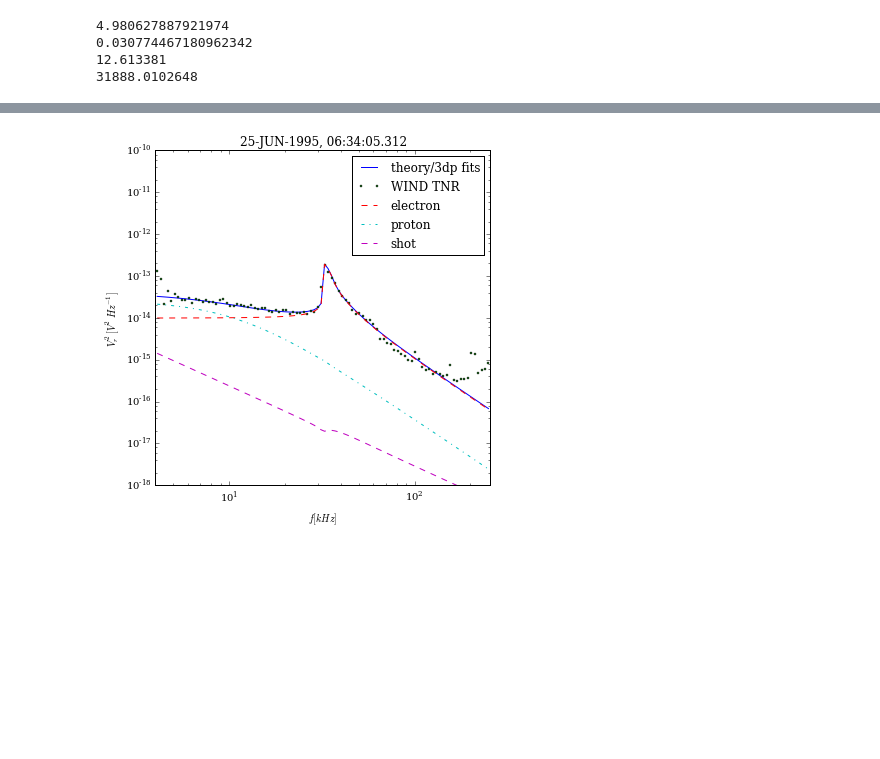
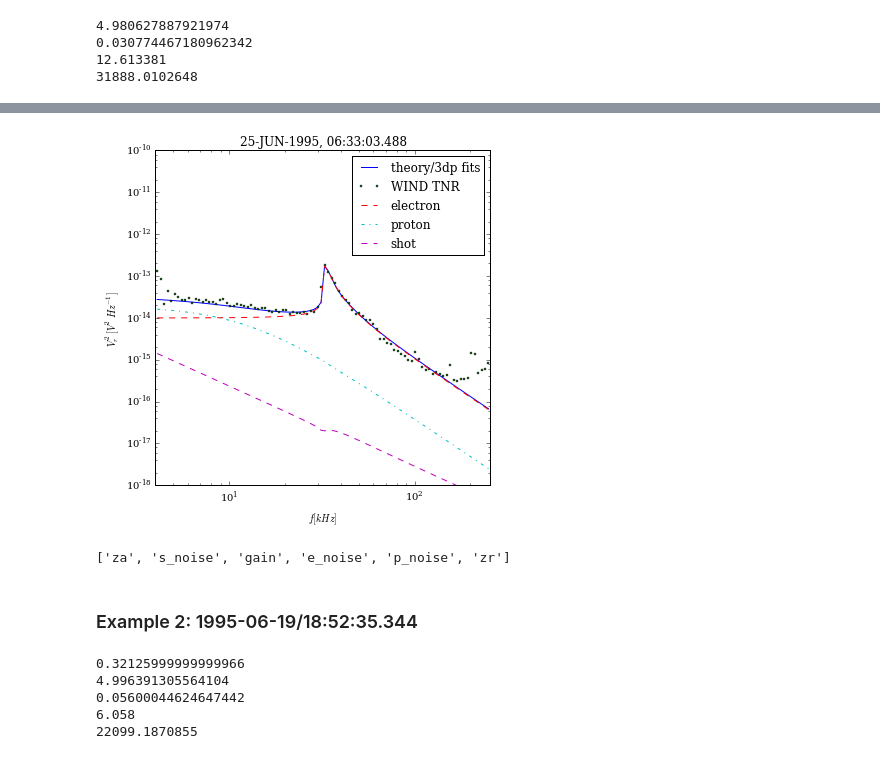
Before and after one commit to YuguangTong/qtn-proj, a Jupyter notebook: maxkappa.ipynb, the cells around one changed output, grey strips where cells are left out. Drawn from its saved outputs; the diff is of its cells as text; code cells hidden in the pictures; blank space fills up the shorter version.

```diff
--- a/maxkappa.ipynb
+++ b/maxkappa.ipynb
@@ -20,5 +20,7 @@ fbins = np.array([4000*2**((2*i+1)/32) for i in range(96)])
 # %%
-vsw = 3.898e5 #m/s
-vp = 46.11e3 #m/s
-tp = pmass * vp**2 / echarge/ 2
-print(tp)
+#vsw = 3.898e5 #m/s
+vsw = 397.00870e3
+#vp = 46.11e3 #m/s
+#tp = pmass * vp**2 / echarge/ 2
+#print(tp)
+tp = 5.6343741
@@ -43,3 +39,17 @@ print(fpe)
 0.030774467180962342
 12.613381
 31888.0102648
+# %%
+tc = 10.96
+th = 49.15
+t = th/tc
+nc = 11.97
+nh = 0.46
+n = nh/nc
+ne = nc + nh
+k = 7.35
+fpe = np.sqrt(echarge**2 * ne * 1e6 /emass/permittivity)/2/np.pi
+print(t)
+print(n)
+print(ne)
+print(fpe)
@@ -94,22 +109,22 @@ spec = 10. ** (spec/10.)
 # %%
 plt.rc('text', usetex=False)
 plt.rc('font', family='serif')
 fig = plt.figure(figsize=[6, 6])
 plt.plot(fbins/1000, (e_noise + p_noise + s_noise)/gain, label='theory/3dp fits')
 plt.plot(fbins/1000, spec, 'o', markersize=2, label='WIND TNR')
 plt.plot(fbins/1000, e_noise/gain,'--', label='electron')
 plt.plot(fbins/1000, p_noise/gain, '-.', label='proton')
 plt.plot(fbins/1000, s_noise/gain, '--', label='shot')
 plt.xscale('log')
 plt.yscale('log')
 plt.xlim([4, 256])
 plt.ylim([1e-18, 1e-10])
 plt.xlabel(r'$f[kHz]$')
 plt.ylabel(r'$V_r^2[V^2Hz^{-1}]$')
-plt.title('25-JUN-1995, 06:34:05.312')
+plt.title('25-JUN-1995, 06:33:03.488')
 plt.legend(loc='best')
 plt.show()
 # %% [output]
-[figure, old version]
+[figure, new version]
 # %%
 fig.savefig('wind1.png', dpi=300)
@@ -115,0 +133,34 @@ fig.savefig('wind1.png', dpi=300)
+# %%
+c=np.load('625_1_data.npz')
+c.files
+# %% [output]
+['za', 's_noise', 'gain', 'e_noise', 'p_noise', 'zr']
+# %% [markdown]
+### Example 2: 1995-06-19/18:52:35.344
+# %%
+vsw = 754.408e3
+vsw = 1000e3
+#tp = 31.6888
+tp = 300
+tc = 10.7241
+th = 53.5818
+t = th/tc
+nc = 5.73674
+#nh = 0.309319
+netnr = 6.058
+nh = netnr - nc
+n = nh/nc
+ne = nc + nh
+k = 6.5519
+fpe = np.sqrt(echarge**2 * ne * 1e6 /emass/permittivity)/2/np.pi
+print(nh)
+print(t)
+print(n)
+print(ne)
+print(fpe)
+# %% [output]
+0.32125999999999966
+4.996391305564104
+0.05600044624647442
+6.058
+22099.1870855
```
Also changed, not shown: parts of 23 cells of this notebook, 5 other files.
